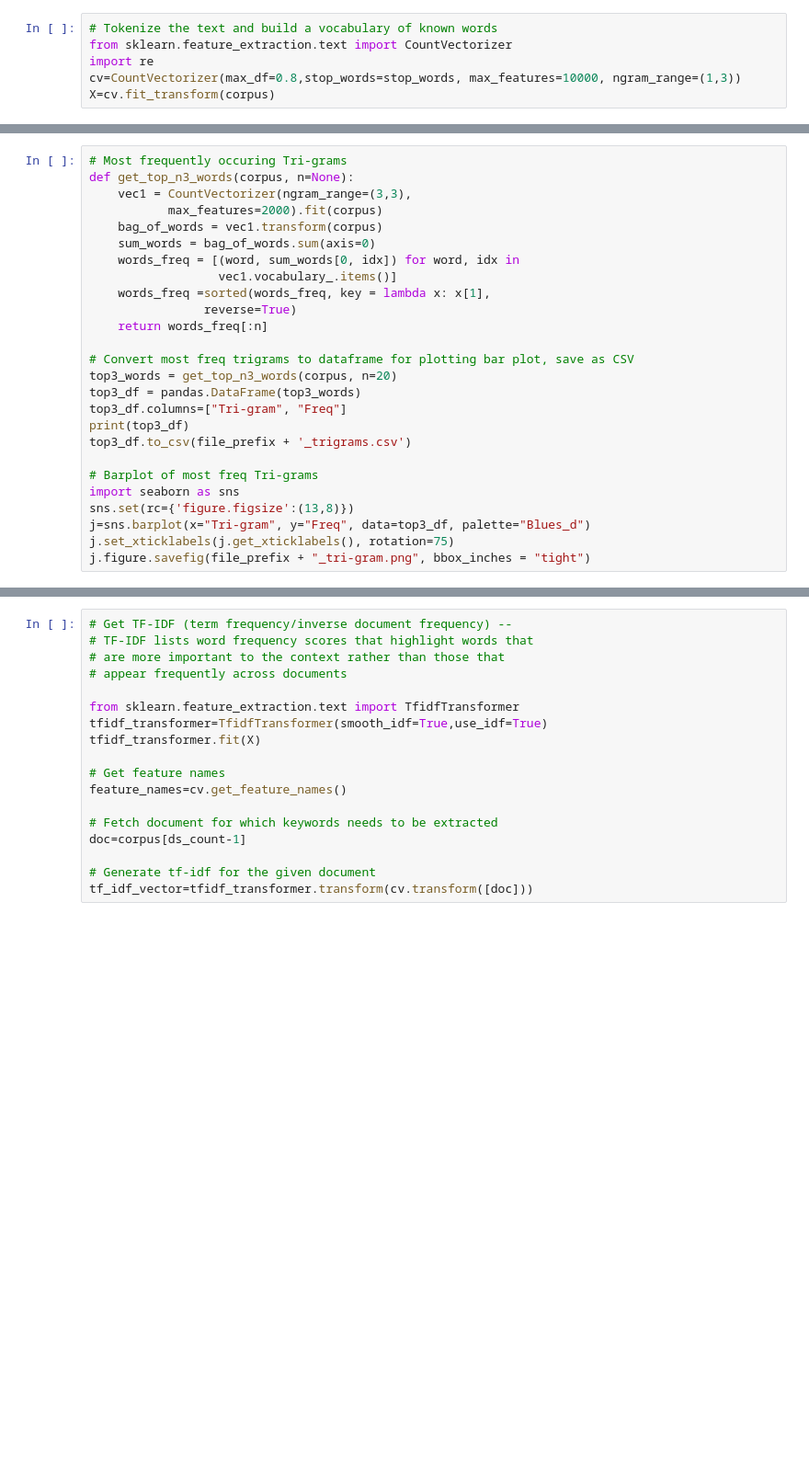
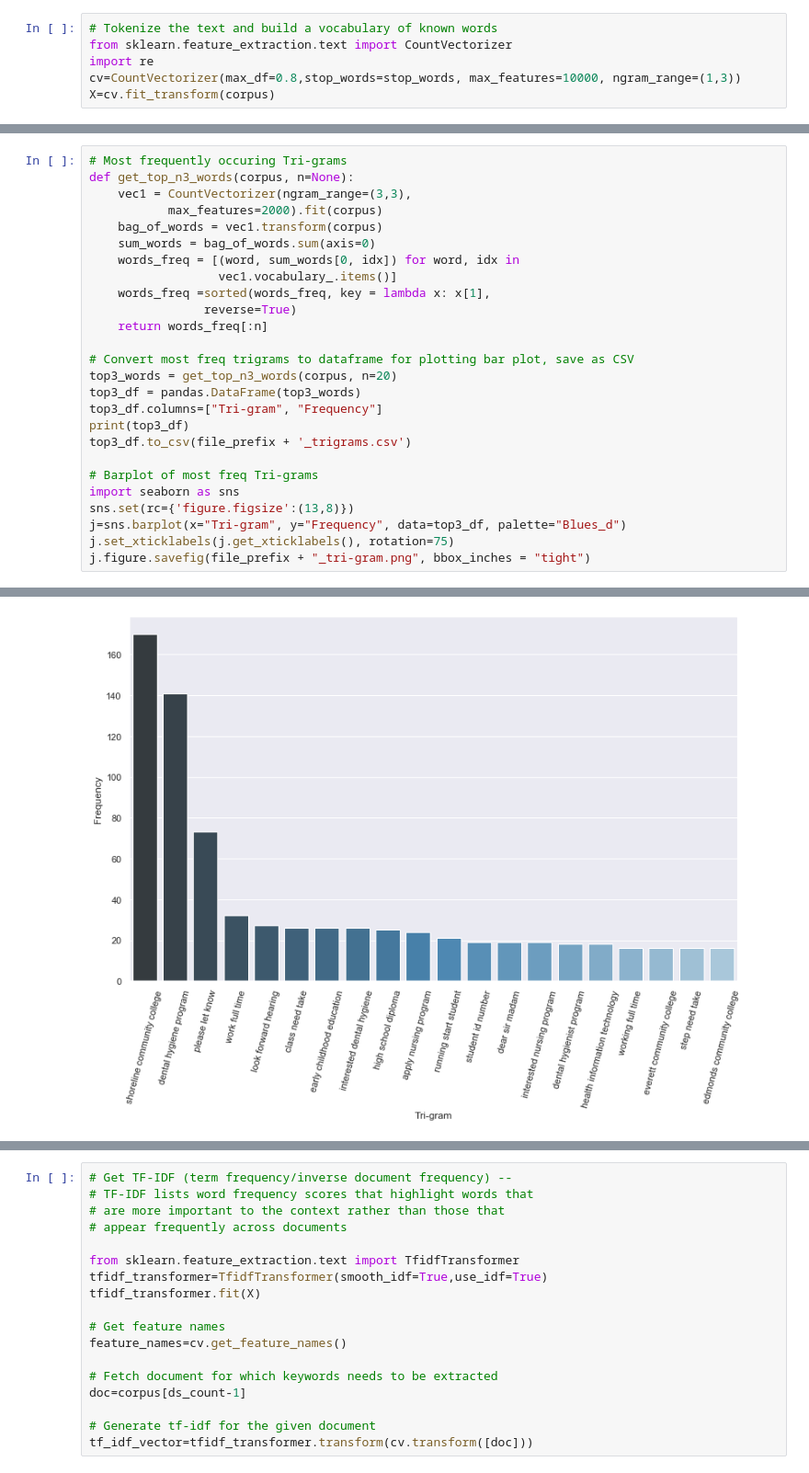
Before and after one commit to andybywire/nlp-text-analysis, a Jupyter notebook: text-analytics.ipynb, the cells around one changed output, grey strips where cells are left out. Shown at 92% size. Cells and saved outputs as stored; diff of their text form; blank space fills up the shorter version.

```diff
--- a/text-analytics.ipynb
+++ b/text-analytics.ipynb
@@ -203,13 +333,14 @@ def get_top_n3_words(corpus, n=None):
 # Convert most freq trigrams to dataframe for plotting bar plot, save as CSV
 top3_words = get_top_n3_words(corpus, n=20)
 top3_df = pandas.DataFrame(top3_words)
-top3_df.columns=["Tri-gram", "Freq"]
+top3_df.columns=["Tri-gram", "Frequency"]
 print(top3_df)
 top3_df.to_csv(file_prefix + '_trigrams.csv')
 
 # Barplot of most freq Tri-grams
 import seaborn as sns
 sns.set(rc={'figure.figsize':(13,8)})
-j=sns.barplot(x="Tri-gram", y="Freq", data=top3_df, palette="Blues_d")
+j=sns.barplot(x="Tri-gram", y="Frequency", data=top3_df, palette="Blues_d")
 j.set_xticklabels(j.get_xticklabels(), rotation=75)
 j.figure.savefig(file_prefix + "_tri-gram.png", bbox_inches = "tight")
+# %% [output]
@@ -215,0 +364 @@ j.figure.savefig(file_prefix + "_tri-gram.png", bbox_inches = "tight")
+[figure, added]
```
Also changed, not shown: parts of 25 cells of this notebook.
